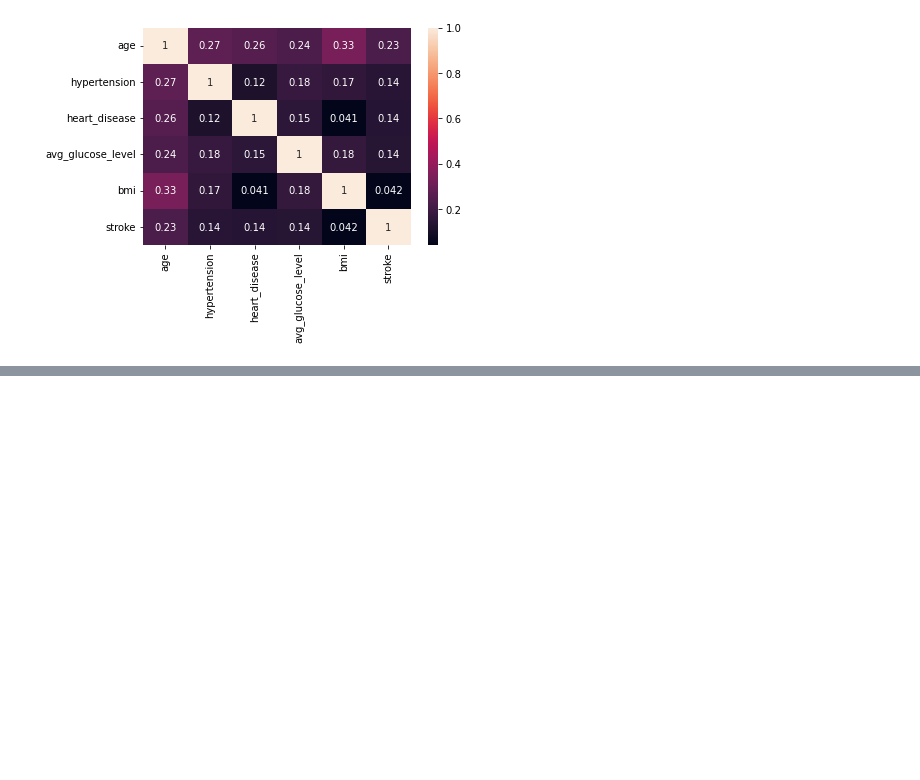
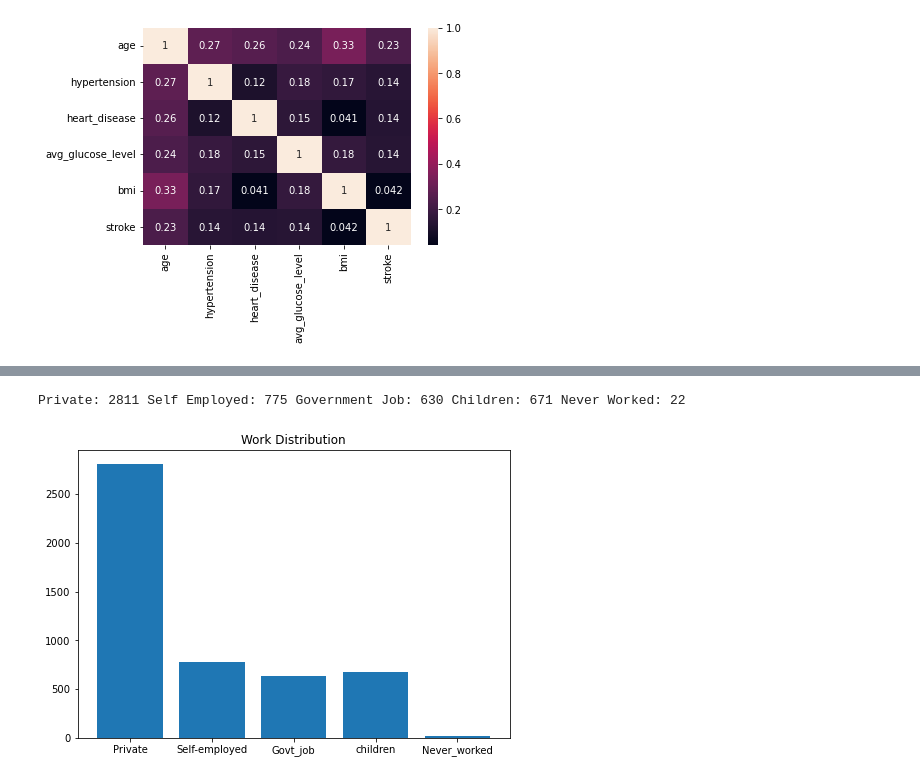
Before and after one commit to cmmoreno9/practice_stroke_dataset, a Jupyter notebook: stroke_data_exploration_practice.ipynb, the cells around one changed output, grey strips where cells are left out. Cells and saved outputs as stored; diff of their text form; code cells hidden in the pictures; blank space fills up the shorter version.

```diff
--- a/stroke_data_exploration_practice.ipynb
+++ b/stroke_data_exploration_practice.ipynb
@@ -171,0 +197,25 @@ Hypertension & Age
+# %%
+fig= plt.figure()
+ax= fig.add_axes([0,0,1,1])
+values = ["Private", "Self-employed","Govt_job", "children", "Never_worked"]
+
+a = corr_df["work_type"].value_counts()["Private"]
+b = corr_df["work_type"].value_counts()["Self-employed"]
+c = corr_df["work_type"].value_counts()["Govt_job"]
+d = corr_df["work_type"].value_counts()["children"]
+e = corr_df["work_type"].value_counts()["Never_worked"]
+
+counts = [a, b, c, d, e]
+
+ax.bar(values, counts)
+plt.title ("Work Distribution")
+plt.show
+
+print("Private:",private,
+      "Self Employed:",self_employed,
+      "Government Job:",govt_job,
+      "Children:",children,
+      "Never Worked:",never_worked)
+# %% [output]
+Private: 2811 Self Employed: 775 Government Job: 630 Children: 671 Never Worked: 22
+[figure, added]
```
Also changed, not shown: parts of 2 cells of this notebook.
